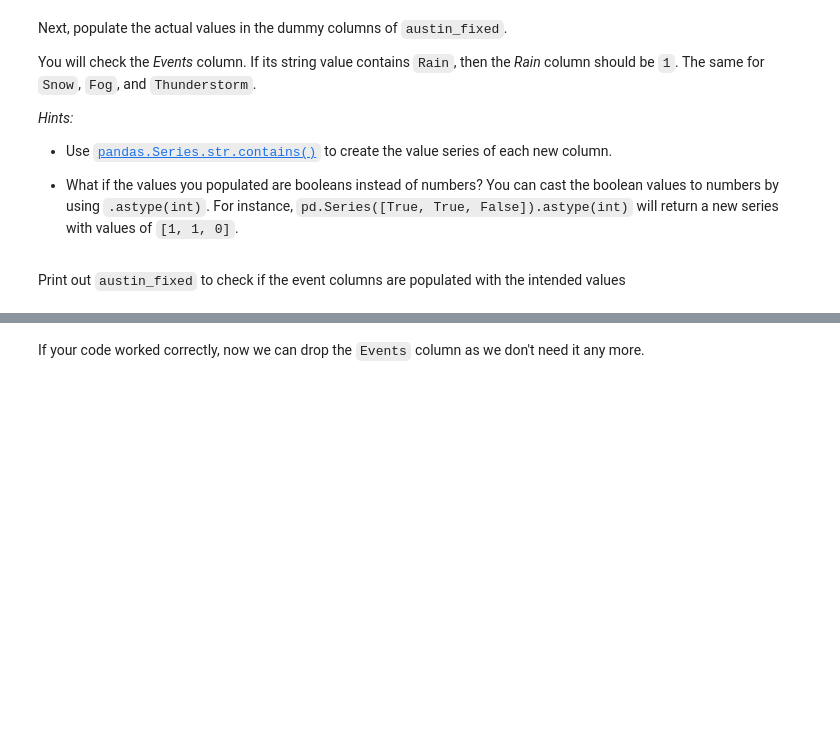
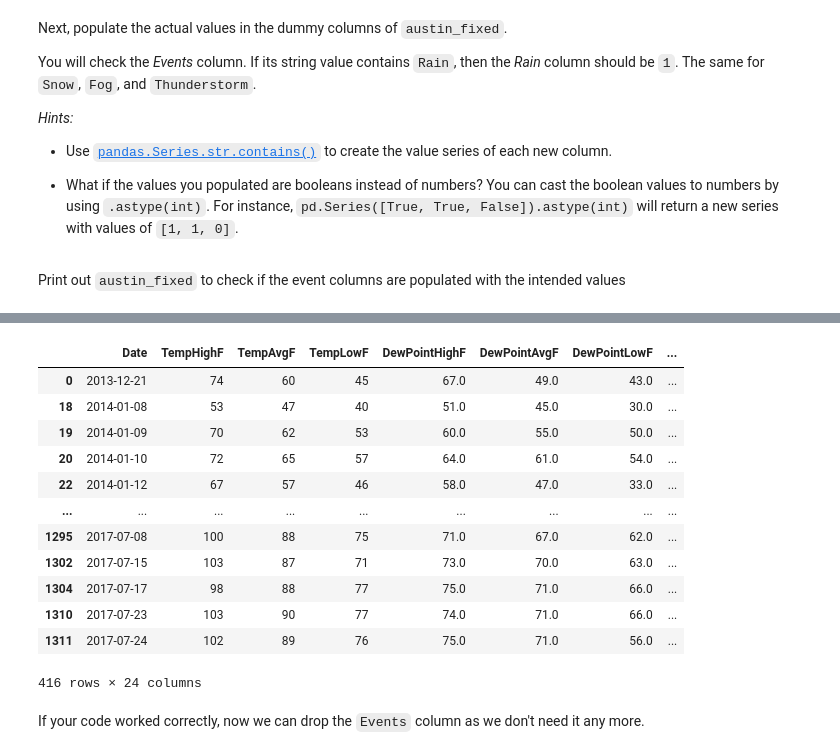
Before and after one commit to SergejKurtasch/lab-intro-to-ml-and-ml-workflow, a Jupyter notebook: your-code/main.ipynb, the cells around one changed output, grey strips where cells are left out. Saved outputs shown, nothing was run; the diff lists cells and outputs as text; code cells hidden in the pictures; blank space fills up the shorter version.

```diff
--- a/your-code/main.ipynb
+++ b/your-code/main.ipynb
@@ -153,7 +296,7 @@ Remove this column from `austin` using the `.drop()` function. Use the `inplace=
 [Reference for `pandas.DataFrame.drop`](https://pandas.pydata.org/pandas-docs/stable/generated/pandas.DataFrame.drop.html)
 # %%
 # Your code here
-
+weather_df.drop(columns=['PrecipitationSumInches'], inplace=True)
 
 # Print `austin` to confirm the column is indeed removed
 # %% [markdown]
@@ -168,6 +311,7 @@ If you would like to read more about linear interpolation, you can do so [here](
 In the following cell, use the `.interpolate()` function on the entire dataframe. This time pass the `inplace=False` argument to the function and assign the interpolated dataframe to a new variable called `austin_fixed` so that we can compare with `austin`.
 # %%
 # Your code here
+austin_fixed = weather_df.interpolate()
 # %% [markdown]
 Check to make sure `austin_fixed` contains no missing data. Also check `austin` - it still contains missing data.
 # %%
@@ -196,6 +393,8 @@ Below we provide you a list of all event types. Loop the list and create a dummy
 event_list = ['Snow', 'Fog', 'Rain', 'Thunderstorm']
 
 # Your code here
-
+for event in event_list:
+    austin_fixed[event] = 0
 
 # Print your new dataframe to check whether new columns have been created:
+austin_fixed.head()
@@ -214,3 +419,7 @@ You will check the *Events* column. If its string value contains `Rain`, then th
+# %%
+# Your code here
+for event in event_list:
+    austin_fixed[event] = austin_fixed["Events"].str.contains(event).astype(int)
 # %% [markdown]
 Print out `austin_fixed` to check if the event columns are populated with the intended values
 # %%
@@ -218,3 +436,19 @@ Print out `austin_fixed` to check if the event columns are populated with the in
+# %%
+austin_fixed[(austin_fixed["Events"] != " ")]
+# %% [output]
+|  | Date | TempHighF | TempAvgF | TempLowF | DewPointHighF | DewPointAvgF | DewPointLowF | ... |
+| 0 | 2013-12-21 | 74 | 60 | 45 | 67.0 | 49.0 | 43.0 | ... |
+| 18 | 2014-01-08 | 53 | 47 | 40 | 51.0 | 45.0 | 30.0 | ... |
+| 19 | 2014-01-09 | 70 | 62 | 53 | 60.0 | 55.0 | 50.0 | ... |
+| 20 | 2014-01-10 | 72 | 65 | 57 | 64.0 | 61.0 | 54.0 | ... |
+| 22 | 2014-01-12 | 67 | 57 | 46 | 58.0 | 47.0 | 33.0 | ... |
+| ... | ... | ... | ... | ... | ... | ... | ... | ... |
+| 1295 | 2017-07-08 | 100 | 88 | 75 | 71.0 | 67.0 | 62.0 | ... |
+| 1302 | 2017-07-15 | 103 | 87 | 71 | 73.0 | 70.0 | 63.0 | ... |
+| 1304 | 2017-07-17 | 98 | 88 | 77 | 75.0 | 71.0 | 66.0 | ... |
+| 1310 | 2017-07-23 | 103 | 90 | 77 | 74.0 | 71.0 | 66.0 | ... |
+| 1311 | 2017-07-24 | 102 | 89 | 76 | 75.0 | 71.0 | 56.0 | ... |
+416 rows × 24 columns
 # %% [markdown]
 If your code worked correctly, now we can drop the `Events` column as we don't need it any more.
 # %%
```
Also changed, not shown: parts of 42 cells of this notebook, 3 other files.
